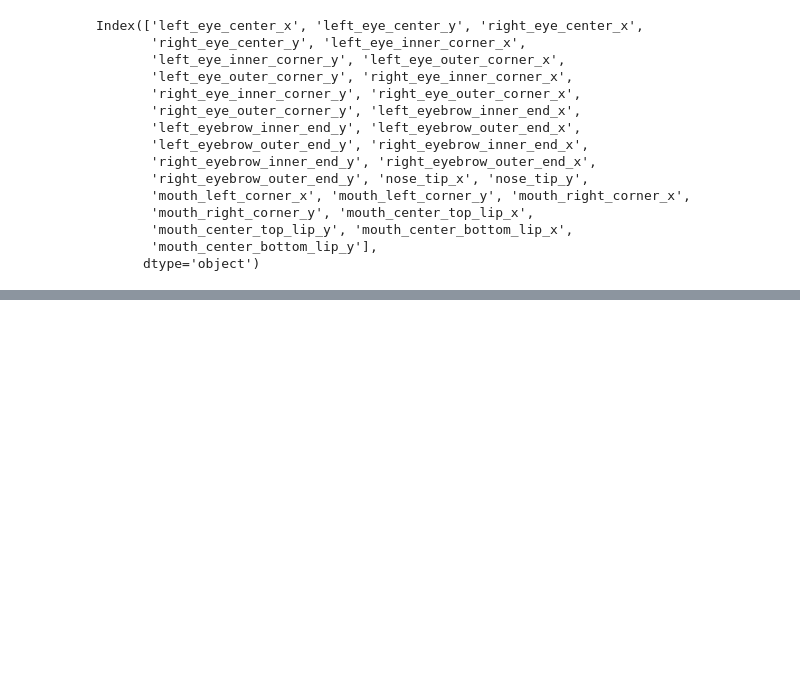
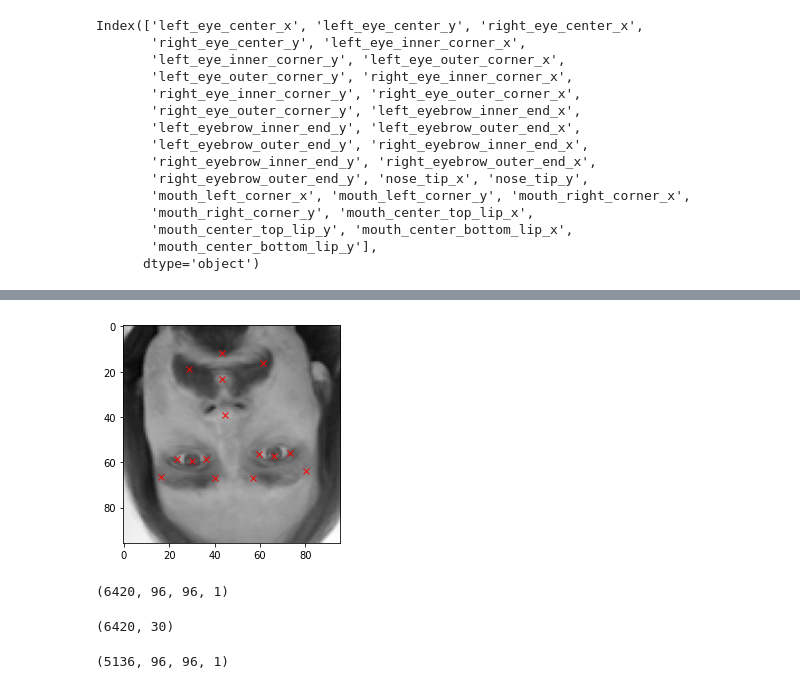
Before and after one commit to astha77-bot/Fizzog, a Jupyter notebook: Fizzog.ipynb, the cells around one changed output, grey strips where cells are left out. Drawn from its saved outputs; the diff is of its cells as text; code cells hidden in the pictures; blank space fills up the shorter version.

```diff
--- a/Fizzog.ipynb
+++ b/Fizzog.ipynb
@@ -174,0 +231,15 @@ Index(['left_eye_center_x', 'left_eye_center_y', 'right_eye_center_x',
+# %%
+# flipping the images vertically
+keyfacial_df_copy = copy.copy(keyfacial_df)
+# %%
+keyfacial_df_copy['Image'] = keyfacial_df_copy['Image'].apply(lambda x: np.flip(x, axis = 0))
+
+for i in range(len(columns)):
+  if i%2 == 1:
+    keyfacial_df_copy[columns[i]] = keyfacial_df_copy[columns[i]].apply(lambda x: 96. - float(x) )
+# %%
+plt.imshow(keyfacial_df_copy['Image'][0], cmap='gray')
+for j in range(1, 31, 2):
+        plt.plot(keyfacial_df_copy.loc[0][j-1], keyfacial_df_copy.loc[0][j], 'rx')
+# %% [output]
+[figure, added]
@@ -174,0 +248,26 @@ Index(['left_eye_center_x', 'left_eye_center_y', 'right_eye_center_x',
+# %%
+# Obtain the value of images which is present in the 31st column (since index start from 0, we refer to 31st column by 30)
+img = augmented_df[:,30]
+
+# Normalize the images
+img = img/255.
+
+# Create an empty array of shape (x, 96, 96, 1) to feed the model
+X = np.empty((len(img), 96, 96, 1))
+
+# Iterate through the img list and add image values to the empty array after expanding it's dimension from (96, 96) to (96, 96, 1)
+for i in range(len(img)):
+  X[i,] = np.expand_dims(img[i], axis = 2)
+
+# Convert the array type to float32
+X = np.asarray(X).astype(np.float32)
+X.shape
+# %% [output]
+(6420, 96, 96, 1)
+# %%
+# Obtain the value of x & y coordinates which are to used as target.
+y = augmented_df[:,:30]
+y = np.asarray(y).astype(np.float32)
+y.shape
+# %% [output]
+(6420, 30)
@@ -174,0 +277,4 @@ Index(['left_eye_center_x', 'left_eye_center_y', 'right_eye_center_x',
+# %%
+X_train.shape
+# %% [output]
+(5136, 96, 96, 1)
```
Also changed, not shown: parts of 14 cells of this notebook.
